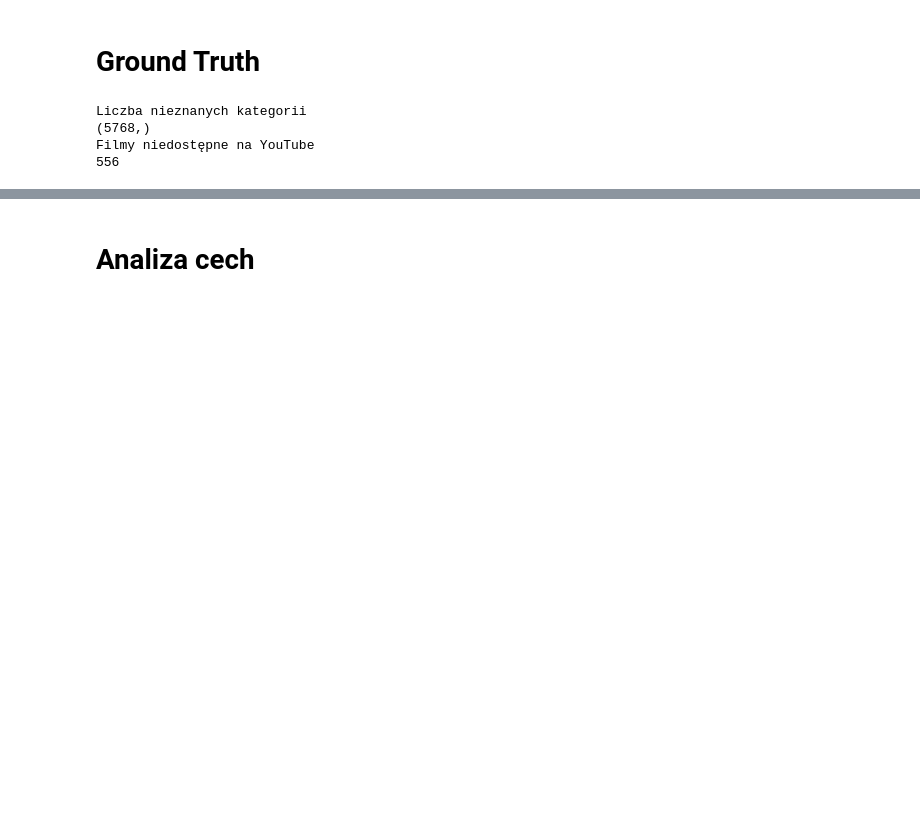
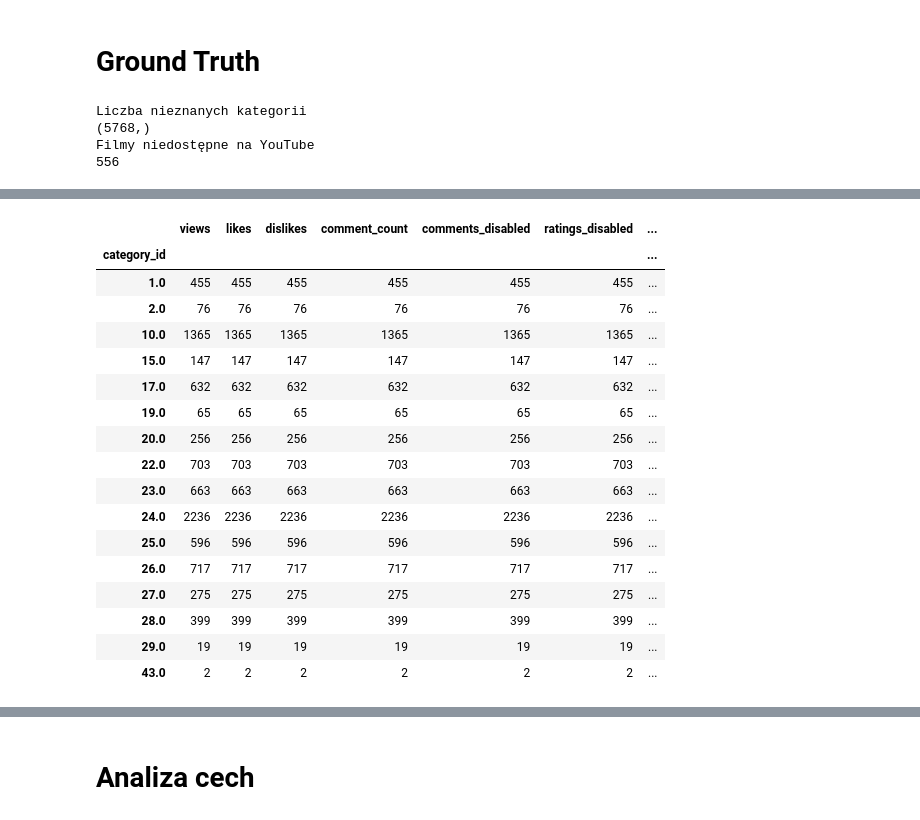
Before and after one commit to AxolotlOfConflagration/yt_trending_videos, a Jupyter notebook: checkpoint3.ipynb, the cells around one changed output, grey strips where cells are left out. Drawn from its saved outputs; the diff is of its cells as text; code cells hidden in the pictures; blank space fills up the shorter version.

```diff
--- a/checkpoint3.ipynb
+++ b/checkpoint3.ipynb
@@ -54,3 +79,24 @@ Filmy niedostępne na YouTube
+# %%
+df.groupby('category_id').count()
+# %% [output]
+|  | views | likes | dislikes | comment_count | comments_disabled | ratings_disabled | ... |
+| category_id |  |  |  |  |  |  | ... |
+| 1.0 | 455 | 455 | 455 | 455 | 455 | 455 | ... |
+| 2.0 | 76 | 76 | 76 | 76 | 76 | 76 | ... |
+| 10.0 | 1365 | 1365 | 1365 | 1365 | 1365 | 1365 | ... |
+| 15.0 | 147 | 147 | 147 | 147 | 147 | 147 | ... |
+| 17.0 | 632 | 632 | 632 | 632 | 632 | 632 | ... |
+| 19.0 | 65 | 65 | 65 | 65 | 65 | 65 | ... |
+| 20.0 | 256 | 256 | 256 | 256 | 256 | 256 | ... |
+| 22.0 | 703 | 703 | 703 | 703 | 703 | 703 | ... |
+| 23.0 | 663 | 663 | 663 | 663 | 663 | 663 | ... |
+| 24.0 | 2236 | 2236 | 2236 | 2236 | 2236 | 2236 | ... |
+| 25.0 | 596 | 596 | 596 | 596 | 596 | 596 | ... |
+| 26.0 | 717 | 717 | 717 | 717 | 717 | 717 | ... |
+| 27.0 | 275 | 275 | 275 | 275 | 275 | 275 | ... |
+| 28.0 | 399 | 399 | 399 | 399 | 399 | 399 | ... |
+| 29.0 | 19 | 19 | 19 | 19 | 19 | 19 | ... |
+| 43.0 | 2 | 2 | 2 | 2 | 2 | 2 | ... |
 # %%
 kaggle_df =  pd.concat([
     pd.read_csv(path, usecols=['video_id', 'category_id']) for path in glob('data/kaggle/*.csv')
```
Also changed, not shown: parts of 7 cells of this notebook, 17 other files.
